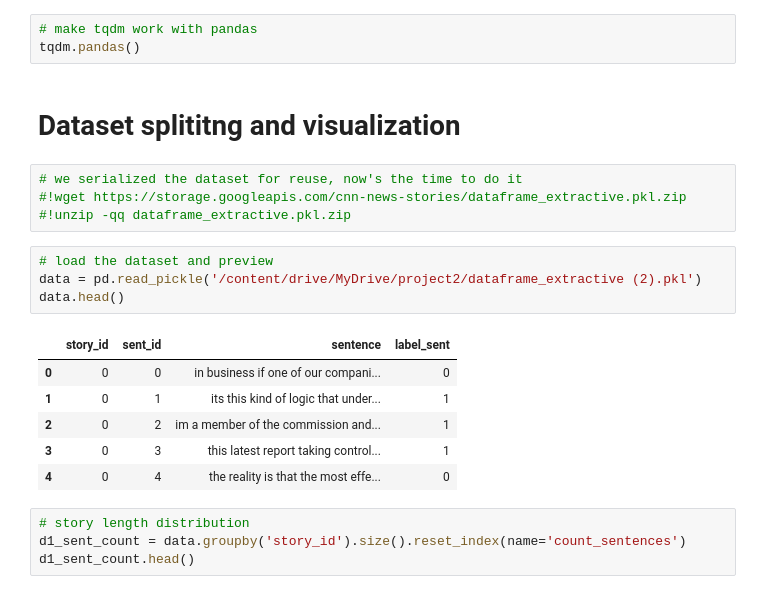
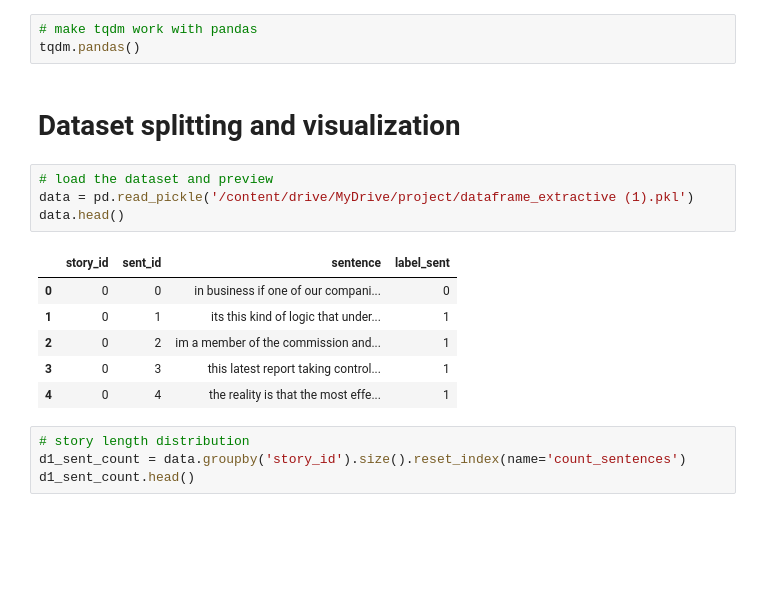
Before and after one commit to chimi-pt/Attendance-Management-System-Using-Face-Recognition, a Jupyter notebook: main.ipynb, the cells around one changed output. Cells and saved outputs as stored; diff of their text form; blank space fills up the shorter version.

```diff
--- a/main.ipynb
+++ b/main.ipynb
@@ -375,22 +277,18 @@ random.seed(SEED)
 # make tqdm work with pandas
 tqdm.pandas()
 # %% [markdown]
-# **Dataset splititng and visualization**
+# **Dataset splitting and visualization**
-# %%
-# we serialized the dataset for reuse, now's the time to do it
-#!wget https://storage.googleapis.com/cnn-news-stories/dataframe_extractive.pkl.zip
-#!unzip -qq dataframe_extractive.pkl.zip
 # %%
 # load the dataset and preview
-data = pd.read_pickle('/content/drive/MyDrive/project2/dataframe_extractive (2).pkl')
+data = pd.read_pickle('/content/drive/MyDrive/project/dataframe_extractive (1).pkl')
 data.head()
 # %% [output]
 |  | story_id | sent_id | sentence | label_sent |
 | 0 | 0 | 0 | in business if one of our compani... | 0 |
 | 1 | 0 | 1 | its this kind of logic that under... | 1 |
 | 2 | 0 | 2 | im a member of the commission and... | 1 |
 | 3 | 0 | 3 | this latest report taking control... | 1 |
-| 4 | 0 | 4 | the reality is that the most effe... | 0 |
+| 4 | 0 | 4 | the reality is that the most effe... | 1 |
 # %%
 # story length distribution
 d1_sent_count = data.groupby('story_id').size().reset_index(name='count_sentences')
```
Also changed, not shown: parts of 108 cells of this notebook.
